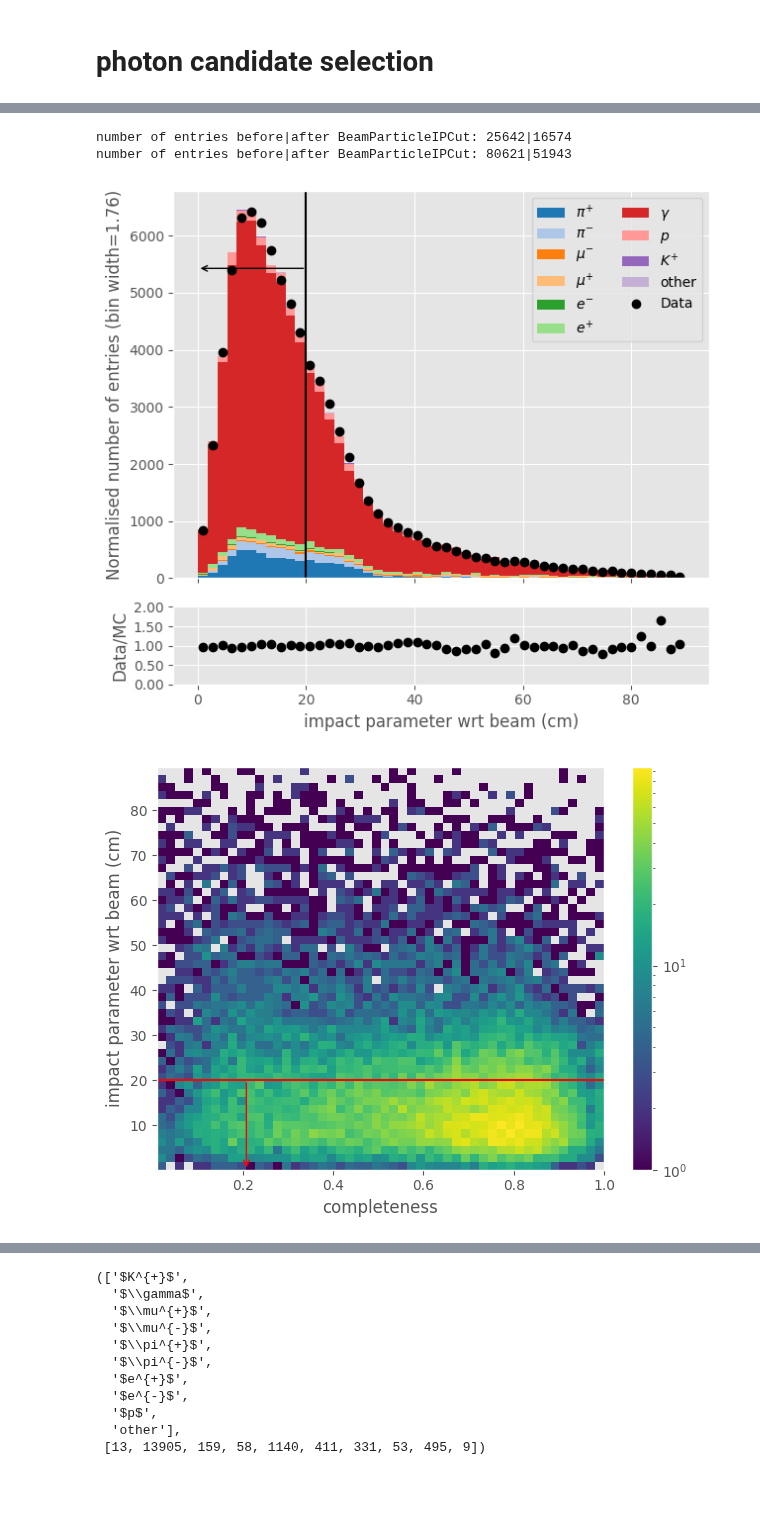
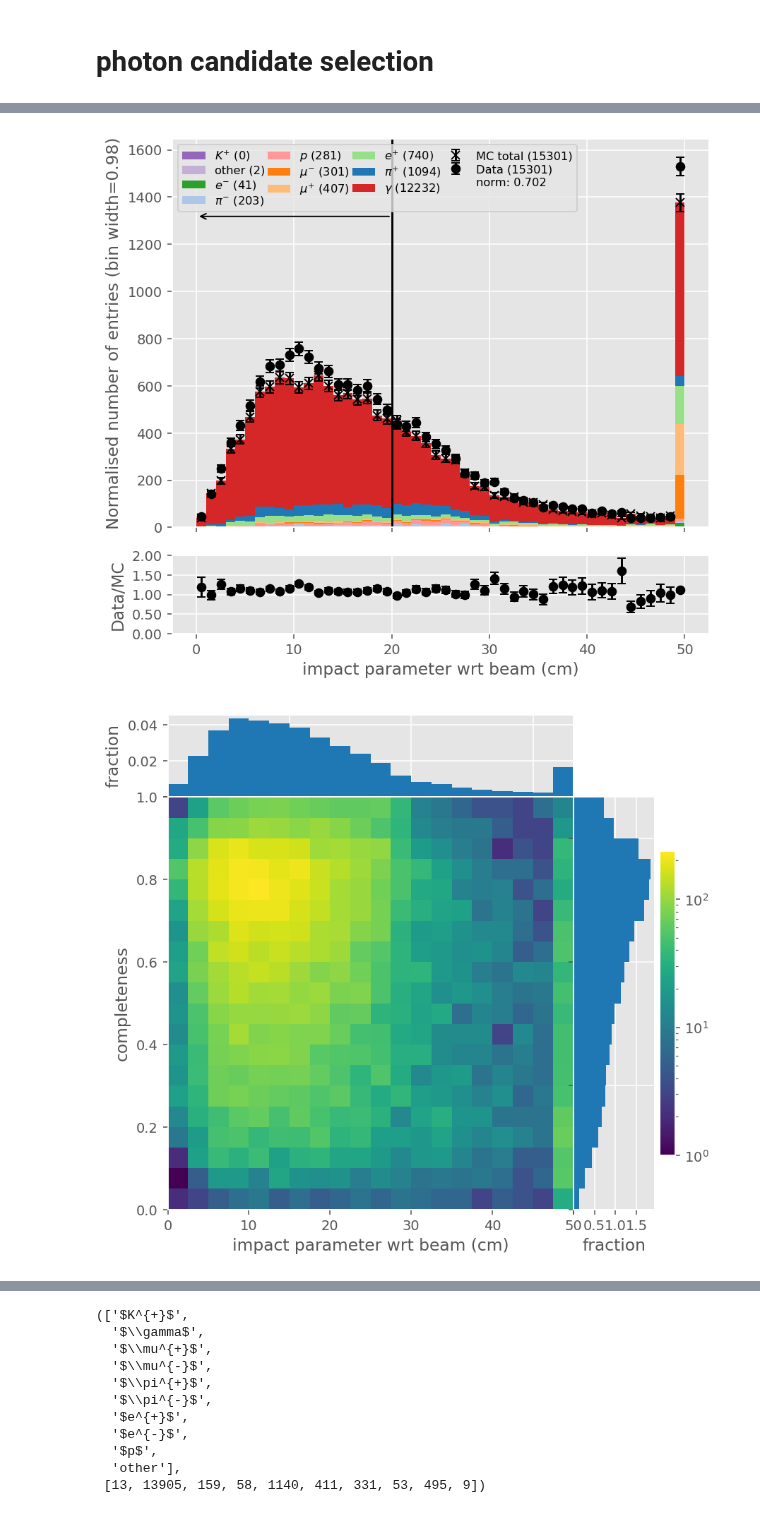
Before and after one commit to dlindebaum/pion-argon-xs-analysis, a Jupyter notebook: analysis/sandbox/selection_plots.ipynb, the cells around one changed output, grey strips where cells are left out. Saved outputs shown, nothing was run; the diff lists cells and outputs as text; code cells hidden in the pictures; blank space fills up the shorter version.

Commit message:
marginal plots, MC total and reverse order for stacked histograms.

```diff
--- a/analysis/sandbox/selection_plots.ipynb
+++ b/analysis/sandbox/selection_plots.ipynb
@@ -17,7 +17,7 @@ from scipy.optimize import curve_fit
 
 shower_merging.SetPlotStyle(extend_colors = True, dpi = 140)
 # %%
-config = "work/2023/cex_analysis_2GeV_confg.json"
+config = "work/2023/cex_analysis_1GeV_config.json"
 if not config:
     mc = Master.Data("work/ROOTFiles/PDSPAnalyser/PDSPProd4a_MC_2GeV_reco1_sce_datadriven_v1_ntuple_v09_41_00_03.root", nTuple_type = Master.Ntuple_Type.PDSP)
     data = Master.Data("work/ROOTFiles/PDSPAnalyser/PDSPProd4_data_2GeV_reco2_ntuple_v09_42_03_01.root", nTuple_type = Master.Ntuple_Type.PDSP)
@@ -557,19 +573,30 @@ number of entries before|after BeamParticleDistanceCut: 90118|80621
 # %%
+for s in samples:
+    samples[s].recoParticles.LoadData("reco_daughter_allTrack_startDir", ["reco_daughter_allTrack_startDirX", "reco_daughter_allTrack_startDirY", "reco_daughter_allTrack_startDirZ"], True)
+    samples[s].recoParticles.LoadData("reco_daughter_allTrack_start", ["reco_daughter_allTrack_startX", "reco_daughter_allTrack_startY", "reco_daughter_allTrack_startZ"], True)
+
+mc.trueParticlesBT.LoadData("reco_daughter_PFP_true_byE_completeness", "reco_daughter_PFP_true_byE_completeness", False)
 ip = {s : PFOSelection.find_beam_impact_parameters(samples[s]) for s in samples}
 
-Plots.PlotTagged(ip["mc"], Tags.GenerateTrueParticleTags(samples["mc"]), data2 = ip["data"], bins = 50, x_label = "impact parameter wrt beam (cm)", norm = True)
+# ip = {s : PFOSelection.get_impact_parameter(samples[s].recoParticles.direction, samples[s].recoParticles.startPos, samples[s].recoParticles._RecoParticleData__reco_beam_end_no_SCE) for s in samples}
+# ip = {s : vector.magnitude(vector.cross(vector.sub(samples[s].recoParticles._RecoParticleData__reco_beam_end_no_SCE, samples[s].recoParticles._RecoParticleData__reco_daughter_allTrack_start), samples[s].recoParticles._RecoParticleData__reco_daughter_allTrack_startDir)) for s in samples}
+
+Plots.PlotTagged(ip["mc"], Tags.GenerateTrueParticleTags(samples["mc"]), data2 = ip["data"], x_range = [0, 50], bins = 50, x_label = "impact parameter wrt beam (cm)", norm = args.norm, stacked = "ascending", ncols = 4, truncate = True)
 Plots.DrawCutPosition(20, arrow_length = 20, face = "left")
 
-Plots.PlotHist2D(ak.ravel(samples["mc"].trueParticlesBT.completeness), ak.ravel(ip["mc"]), bins = 50, x_range = [0, 1], xlabel = "completeness", ylabel = "impact parameter wrt beam (cm)")
-Plots.DrawCutPosition(20, arrow_loc = 0.2, arrow_length = 20, face = "left", flip = True, color ="red")
+ip = {s: ip[s][masks[s]] for s in samples}
 
-masks = {s : PFOSelection.BeamParticleIPCut(samples[s], 20) for s in samples}
-FilterSamples(samples, masks, True)
+x_range = [0, 50]
+y_range = [0, 1]
 
-# mask = PFOSelection.BeamParticleIPCut(events, 20)
-# events.Filter([mask])
+# _TrueParticleDataBT__reco_daughter_PFP_true_byE_completeness
+Plots.PlotHist2DMarginal(np.clip(ak.ravel(ip["mc"]), min(x_range), max(x_range)), ak.ravel(samples["mc"].trueParticlesBT._TrueParticleDataBT__reco_daughter_PFP_true_byE_completeness[masks["mc"]]), bins = 20, x_range = [0, 50], y_range = [0, 1], ylabel = "completeness", xlabel = "impact parameter wrt beam (cm)")
+Plots.PlotHist2DMarginal(np.clip(ak.ravel(ip["mc"]), min(x_range), max(x_range)), ak.ravel(samples["mc"].trueParticlesBT.completeness[masks["mc"]]), bins = 20, x_range = [0, 50], y_range = [0, 1], ylabel = "completeness", xlabel = "impact parameter wrt beam (cm)")
+
+Plots.DrawCutPosition(20, arrow_loc = 0.2, arrow_length = 20, face = "left", flip = False, color ="red")
+
+# masks = {s : PFOSelection.BeamParticleIPCut(samples[s], 20) for s in samples}
+# FilterSamples(samples, masks, True)
 # %% [output]
-number of entries before|after BeamParticleIPCut: 25642|16574
-number of entries before|after BeamParticleIPCut: 80621|51943
-[figure, old version]
+[figure, new version]
-[figure, old version]
+[figure, new version]
```
Also changed, not shown: parts of 7 cells of this notebook, 1 other file.
